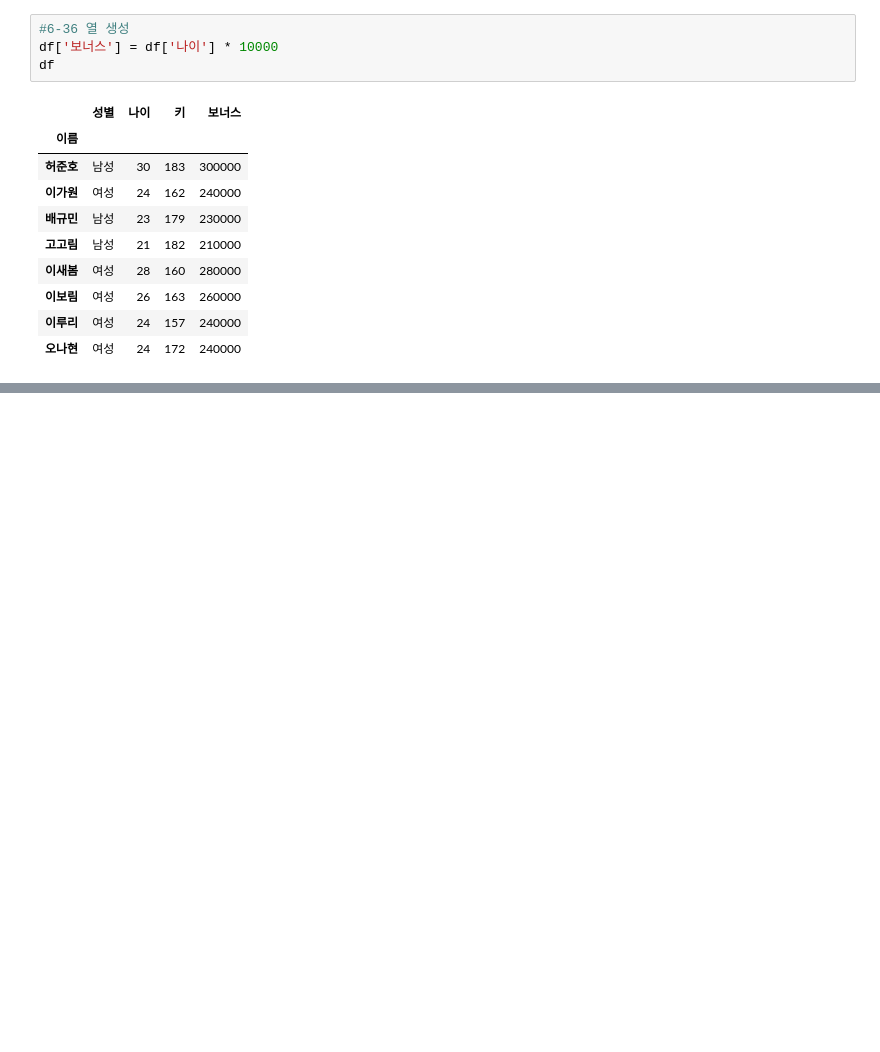
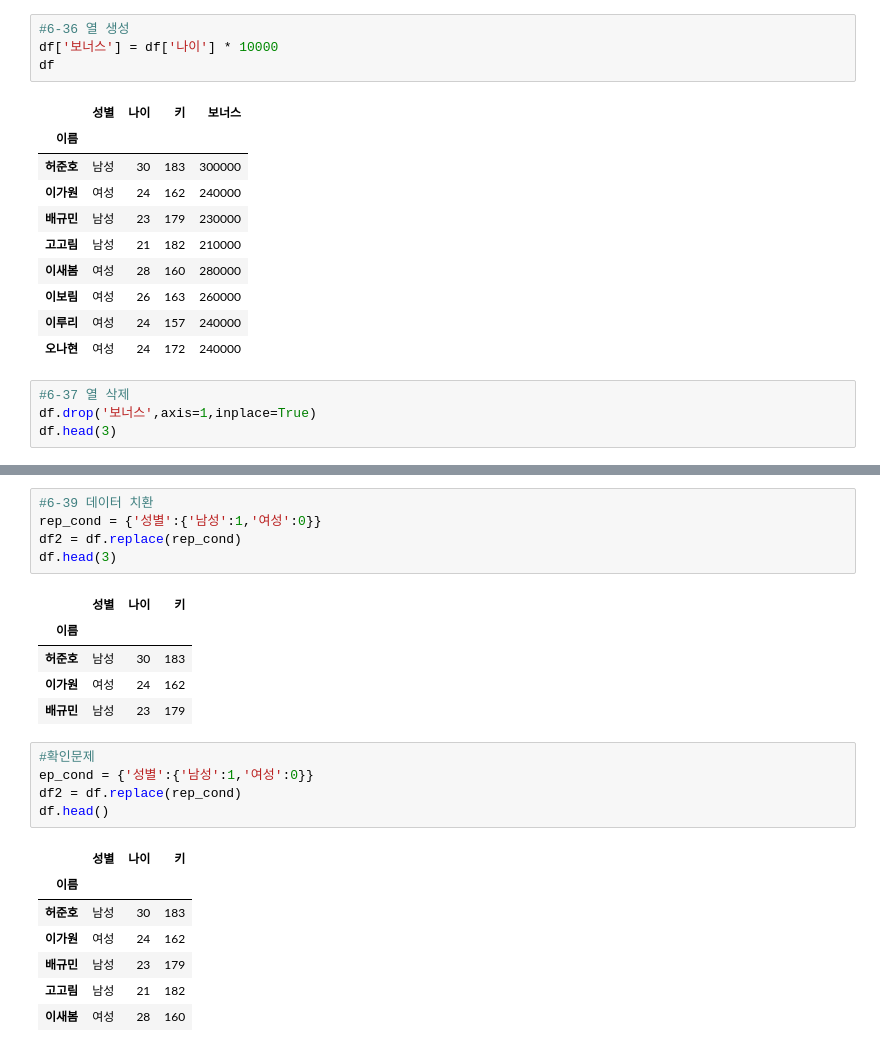
Before and after one commit to hj-1006/hj_pyton_study, a Jupyter notebook: 넘파이와_판다스.ipynb, the cells around one changed output, grey strips where cells are left out. Saved outputs shown, nothing was run; the diff lists cells and outputs as text; blank space fills up the shorter version.

```diff
--- a/넘파이와_판다스.ipynb
+++ b/넘파이와_판다스.ipynb
@@ -410,3 +419,7 @@ df
 | 이보림 | 여성 | 26 | 163 | 260000 |
 | 이루리 | 여성 | 24 | 157 | 240000 |
 | 오나현 | 여성 | 24 | 172 | 240000 |
+# %%
+#6-37 열 삭제
+df.drop('보너스',axis=1,inplace=True)
+df.head(3)
@@ -412,0 +442,24 @@ df
+# %%
+#6-39 데이터 치환
+rep_cond = {'성별':{'남성':1,'여성':0}}
+df2 = df.replace(rep_cond)
+df.head(3)
+# %% [output]
+|  | 성별 | 나이 | 키 |
+| 이름 |  |  |  |
+| 허준호 | 남성 | 30 | 183 |
+| 이가원 | 여성 | 24 | 162 |
+| 배규민 | 남성 | 23 | 179 |
+# %%
+#확인문제
+ep_cond = {'성별':{'남성':1,'여성':0}}
+df2 = df.replace(rep_cond)
+df.head()
+# %% [output]
+|  | 성별 | 나이 | 키 |
+| 이름 |  |  |  |
+| 허준호 | 남성 | 30 | 183 |
+| 이가원 | 여성 | 24 | 162 |
+| 배규민 | 남성 | 23 | 179 |
+| 고고림 | 남성 | 21 | 182 |
+| 이새봄 | 여성 | 28 | 160 |
```
Also changed, not shown: parts of 5 cells of this notebook.
